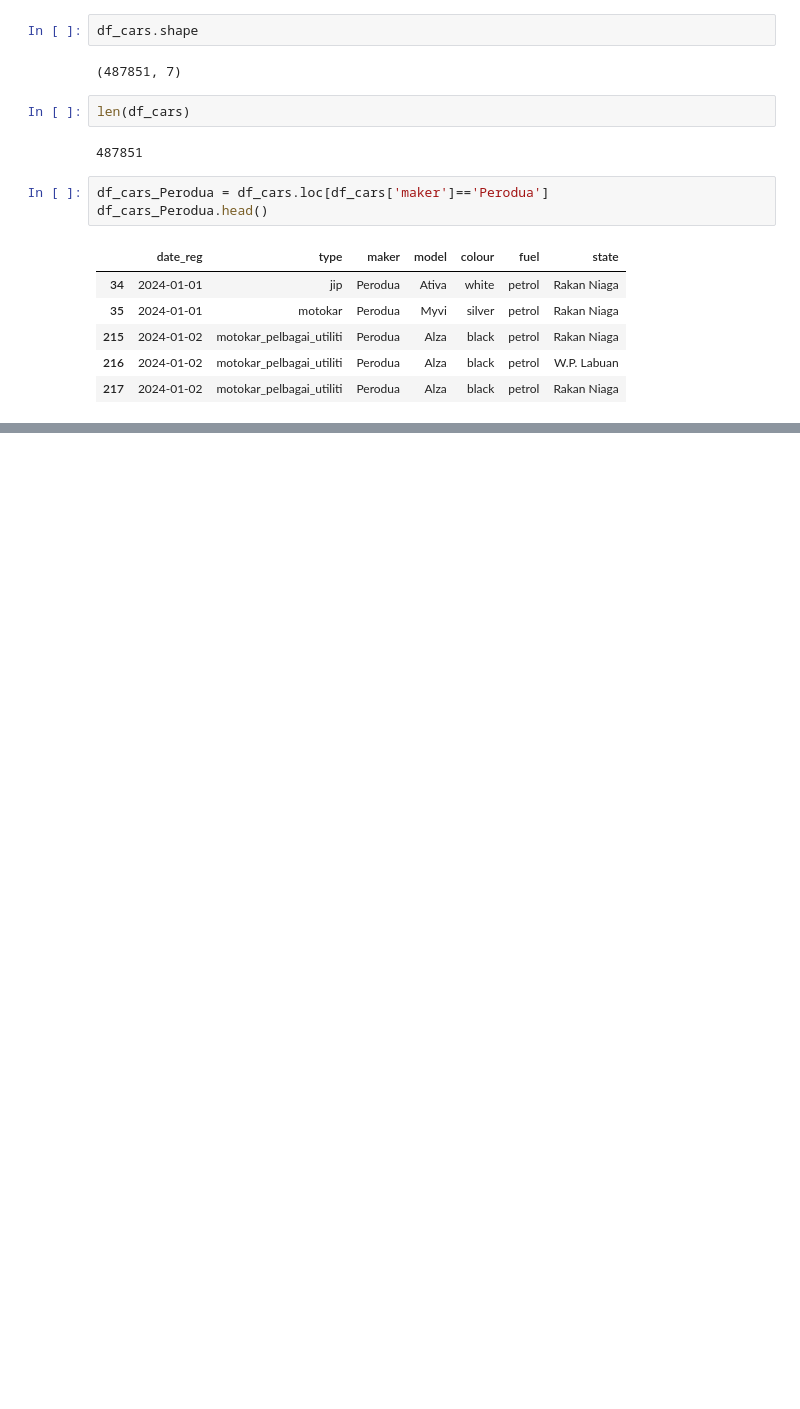
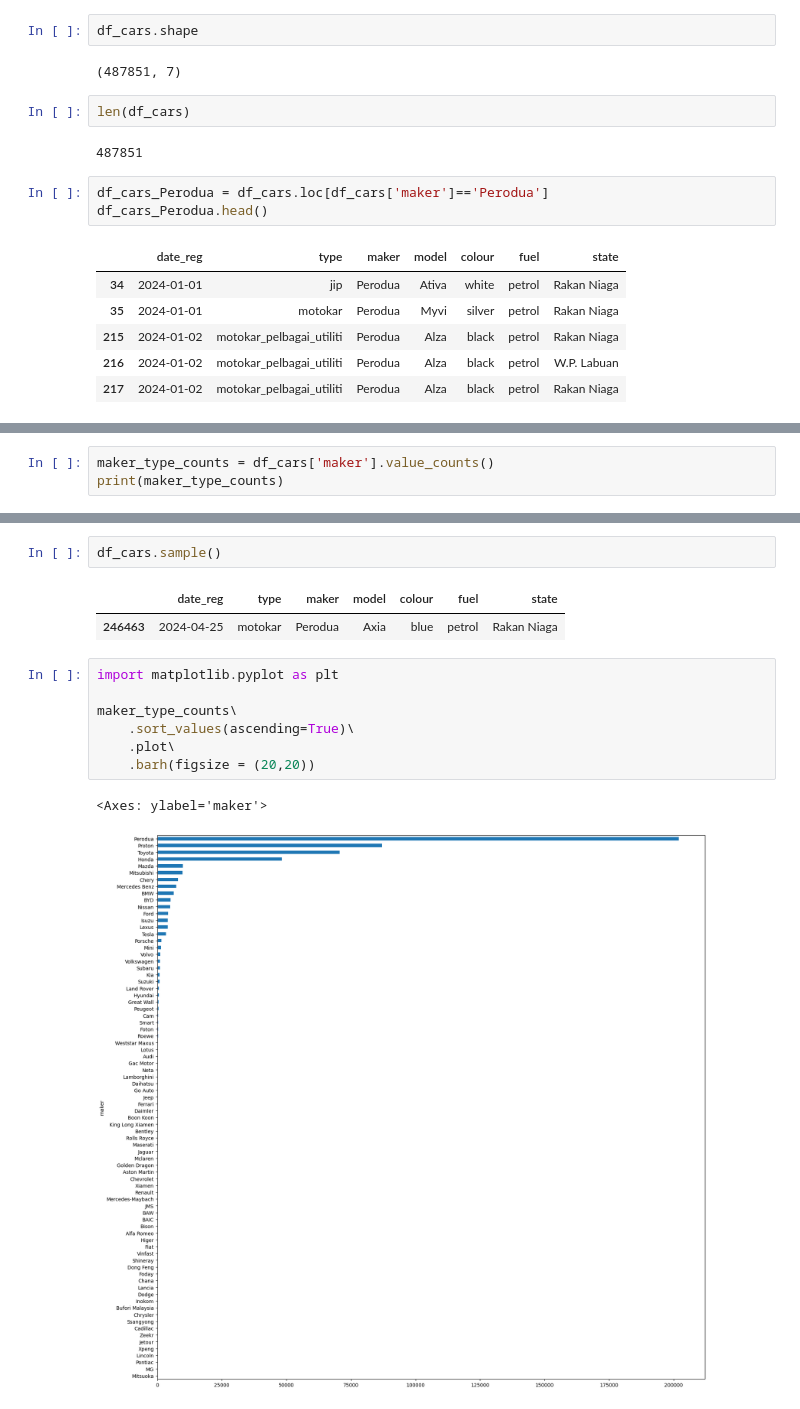
Before and after one commit to ksa-de101-0824/python-pandas, a Jupyter notebook: playground.ipynb, the cells around one changed output, grey strips where cells are left out. Cells and saved outputs as stored; diff of their text form; blank space fills up the shorter version.

Commit message:
learn matplotlib

```diff
--- a/playground.ipynb
+++ b/playground.ipynb
@@ -104,0 +145,3 @@ df_cars_Perodua.head()
+# %%
+maker_type_counts = df_cars['maker'].value_counts()
+print(maker_type_counts)
@@ -104,0 +171,15 @@ df_cars_Perodua.head()
+# %%
+df_cars.sample()
+# %% [output]
+|  | date_reg | type | maker | model | colour | fuel | state |
+| 246463 | 2024-04-25 | motokar | Perodua | Axia | blue | petrol | Rakan Niaga |
+# %%
+import matplotlib.pyplot as plt
+
+maker_type_counts\
+    .sort_values(ascending=True)\
+    .plot\
+    .barh(figsize = (20,20))
+# %% [output]
+<Axes: ylabel='maker'>
+[figure, added]
```
Also changed, not shown: parts of 4 cells of this notebook.
